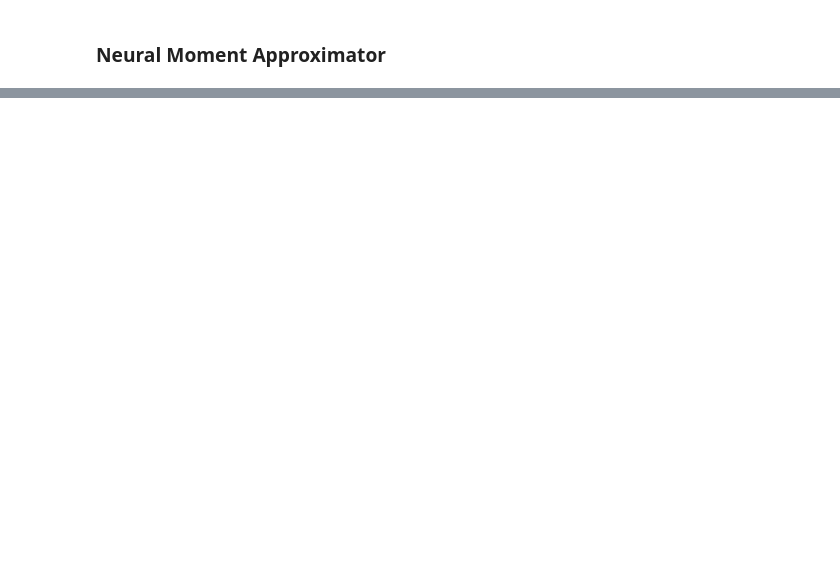
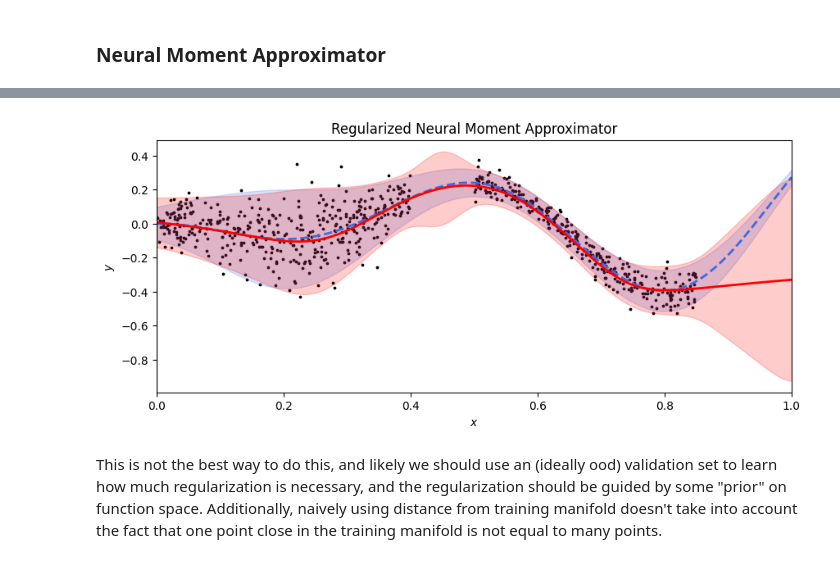
Before and after one commit to jreaso/martingale-predictive, a Jupyter notebook: notebooks/1d-general-experiments.ipynb, the cells around one changed output, grey strips where cells are left out. Cells and saved outputs as stored; diff of their text form; code cells hidden in the pictures; blank space fills up the shorter version.

Commit message:
adds experiments for adding naive regularization to NMA

```diff
--- a/notebooks/1d-general-experiments.ipynb
+++ b/notebooks/1d-general-experiments.ipynb
@@ -165,0 +189,17 @@ Training directly on the log probability density (with the right distribution -
+# %%
+k=3
+
+plt.figure(figsize=(10,4))
+plt.scatter(x, y, s=3, color="black")
+plt.fill_between(x_vals, mu_vals-norm_crit*sigma_vals, mu_vals+norm_crit*sigma_vals, color=colors[0], alpha=0.2)
+plt.fill_between(x_vals, loc_vals-norm_crit*scale_vals-k*torch.from_numpy(smoothed_dist_vals), loc_vals+norm_crit*scale_vals+k*torch.from_numpy(smoothed_dist_vals), color=colors[1], alpha=0.2)
+plt.plot(x_vals, mu_vals, color=colors[0], linewidth=2, linestyle="--")
+plt.plot(x_vals, loc_vals, color=colors[1], linewidth=2)
+plt.xlim(0,1)
+plt.xlabel("$x$"); plt.ylabel("$y$")
+plt.title("Regularized Neural Moment Approximator")
+plt.show()
+# %% [output]
+[figure, added]
+# %% [markdown]
+This is not the best way to do this, and likely we should use an (ideally ood) validation set to learn how much regularization is necessary, and the regularization should be guided by some "prior" on function space. Additionally, naively using distance from training manifold doesn't take into account the fact that one point close in the training manifold is not equal to many points.
```
Also changed, not shown: parts of 24 cells of this notebook.
